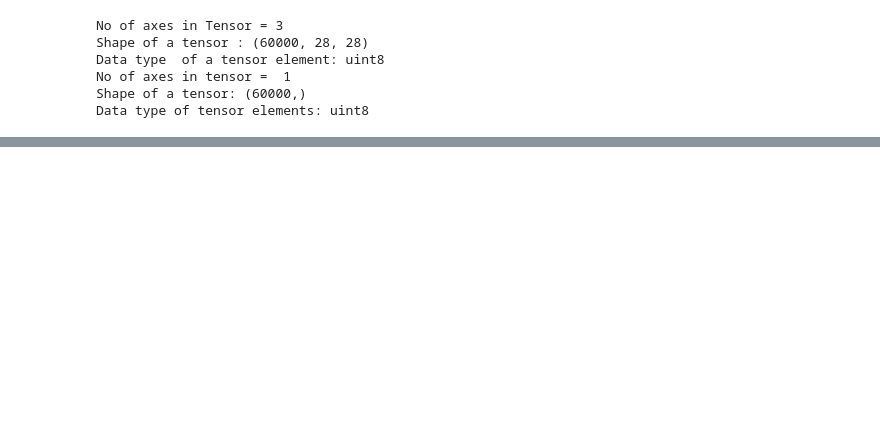
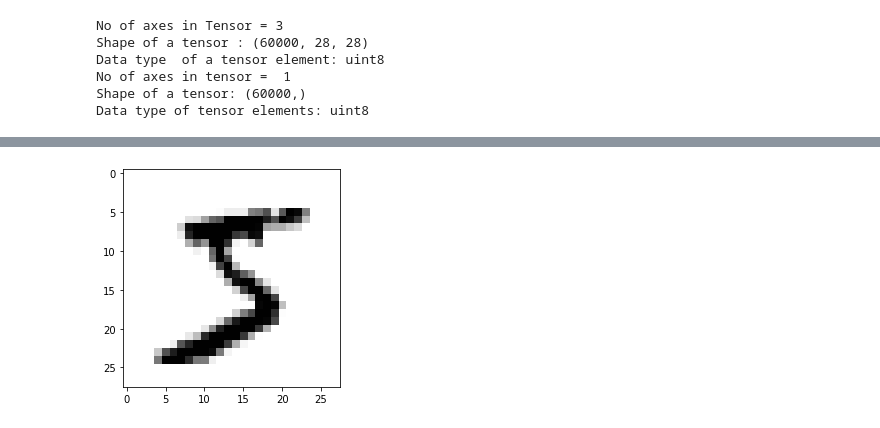
Before and after one commit to obulreddy-k/Practical_ML, a Jupyter notebook: Hello_World.ipynb, the cells around one changed output, grey strips where cells are left out. Cells and saved outputs as stored; diff of their text form; code cells hidden in the pictures; blank space fills up the shorter version.

```diff
--- a/Hello_World.ipynb
+++ b/Hello_World.ipynb
@@ -164,0 +179,5 @@ Data type of tensor elements: uint8
+# %%
+#Data selection
+#Selecting a single data point
+x_1 = x_train[0]
+print(x_1)
@@ -164,0 +202,10 @@ Data type of tensor elements: uint8
+# %%
+#Lets display first image from the training set with Matplotlib
+import matplotlib.pyplot as plt
+#Function to display an image
+def display_image(img):
+  plt.imshow(img,cmap=plt.cm.binary)
+  plt.show()
+display_image(x_1)
+# %% [output]
+[figure, added]
```
Also changed, not shown: parts of 4 cells of this notebook.
